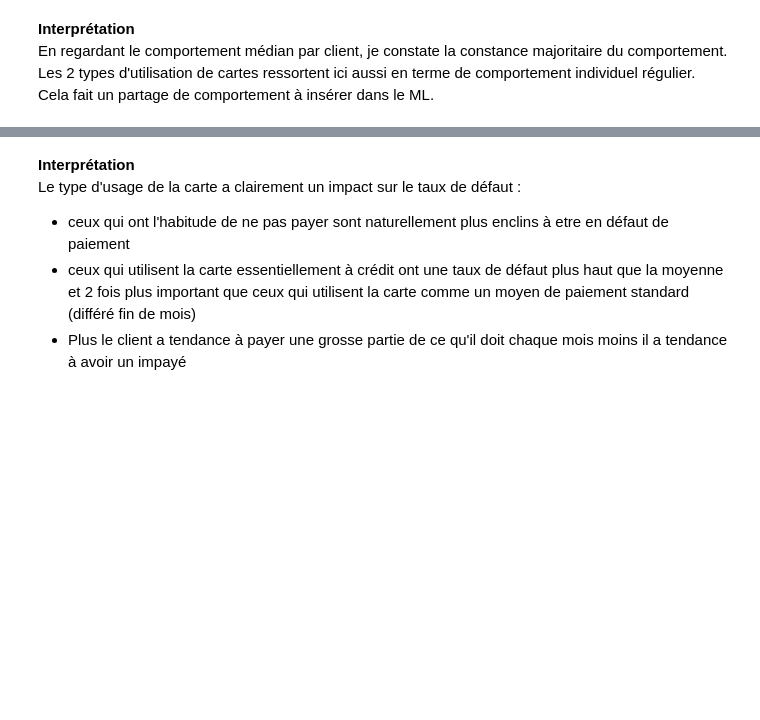
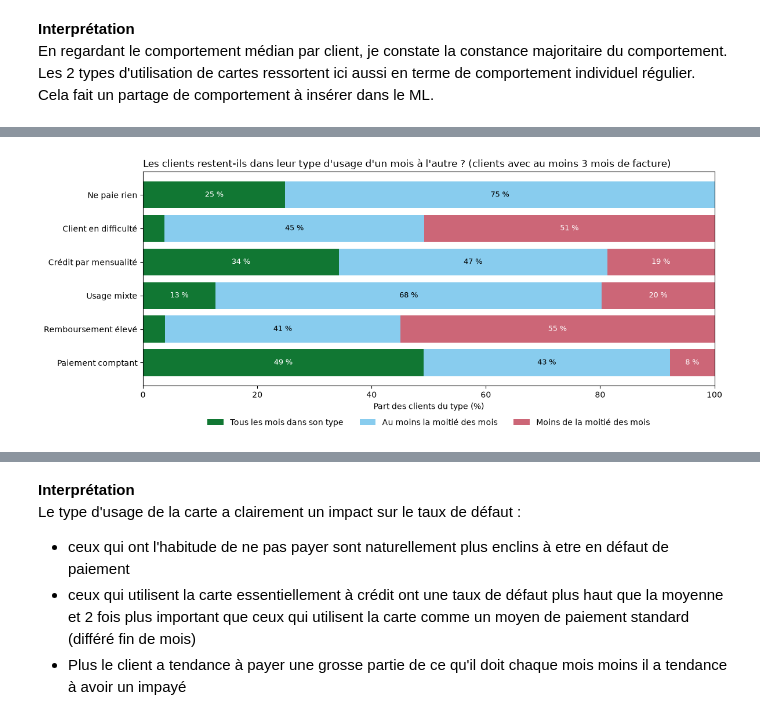
Before and after one commit to johan-mac-59/RiskLens_ML, a Jupyter notebook: src/05_03_EDA_storytelling.ipynb, the cells around one changed output, grey strips where cells are left out. Drawn from its saved outputs; the diff is of its cells as text; code cells hidden in the pictures; blank space fills up the shorter version.

```diff
--- a/src/05_03_EDA_storytelling.ipynb
+++ b/src/05_03_EDA_storytelling.ipynb
@@ -2417,45 +2519,51 @@ Cela fait un partage de comportement à insérer dans le ML.
 # %%
-# Régularité du comportement : part des mois avec une facture due où ratio_PAY_BILLn est à 1 point près de la médiane
-
-import numpy as np
-import pandas as pd
+# Régularité du comportement : part des mois avec une facture due où le client reste dans la tranche de son type d'usage
+# (colonnes TYPE_USAGE et ratio_PAY_BILL_regularite créées en tête du notebook ; définitions : docs/colonnes_creees.md)
 import matplotlib.pyplot as plt
 
-d4 = pd.read_csv(os.path.join(root_dir, 'data', 'csv_streamlit', 'dataset_streamlit.csv'))
-cols = [f'ratio_PAY_BILL{n}' for n in range(1, 6)]
-dus = pd.DataFrame({c: d4[c].where(d4[f'BILL_AMT{n + 1}'] > 0) for n, c in enumerate(cols, start=1)})
+types_mesures = ['Ne paie rien', 'Client en difficulté', 'Crédit par mensualité', 'Usage mixte',
+                 'Remboursement élevé', 'Paiement comptant']        # « Autre / non mesurable » n'a pas de régularité
+nb_mois_factures = sum((df[f'BILL_AMT{n + 1}'] > 0).astype(int) for n in range(1, 6))
+assez = (nb_mois_factures >= 3) & df['TYPE_USAGE'].isin(types_mesures)
+regul = df.loc[assez, 'ratio_PAY_BILL_regularite']
+type_u = df.loc[assez, 'TYPE_USAGE']
 
-med = d4['ratio_PAY_BILL_median'].where(d4['ratio_PAY_BILL_median'] >= 0)   # médianes standards seulement
-nb_mois = dus.notna().sum(axis=1)
-nb_conformes = dus.sub(med, axis=0).abs().le(1).sum(axis=1)                 # mois à 1 point près de la médiane
-d4['regularite'] = (nb_conformes / nb_mois.where(nb_mois > 0) * 100).where(med.notna())
+# Trois niveaux de régularité, en % des clients du type
+niveaux = pd.DataFrame({
+    'Tous les mois dans son type': (regul == 100).groupby(type_u).mean() * 100,
+    'Au moins la moitié des mois': ((regul >= 50) & (regul < 100)).groupby(type_u).mean() * 100,
+    'Moins de la moitié des mois': (regul < 50).groupby(type_u).mean() * 100,
+}).reindex(types_mesures)
+couleurs = {'Tous les mois dans son type': '#117733', 'Au moins la moitié des mois': '#88CCEE', 'Moins de la moitié des mois': '#CC6677'}
 
-# 1. Répartition de la régularité, selon le nombre de mois avec une facture due
-print("Régularité (% des mois à 1 point de la médiane), selon le nombre de mois dus :")
-print(pd.crosstab(nb_mois.where(med.notna()), d4['regularite'].round(0), margins=True))
-
-# 2. Régularité par type d'usage (mêmes tranches qu'en 4.3), clients avec au moins 3 mois dus
-# 0 %, ]0-3[, [3-6[, [6-30[, [30-99[, [99-105], plus de 105 %
-libelles = ['Ne paie rien', 'Client en difficulté', 'Crédit par mensualité', 'Usage mixte', 'Remboursement élevé', 'Paiement comptant', 'Paie plus que sa facture']
-type_usage = pd.Series(np.select([med == 0, med < 3, med < 6, med < 30, med < 99, med <= 105, med > 105], libelles, default=None),
-                       index=d4.index).where(med.notna())
-assez = nb_mois >= 3
-tableau = pd.DataFrame({
-    'clients (3 mois dus ou plus)': type_usage[assez].value_counts(),
-    'régularité moyenne (%)': d4.loc[assez].groupby(type_usage[assez])['regularite'].mean().round(1),
-    'tous les mois conformes (%)': (d4.loc[assez, 'regularite'] == 100).groupby(type_usage[assez]).mean().mul(100).round(1),
-    'moins de la moitié conformes (%)': (d4.loc[assez, 'regularite'] < 50).groupby(type_usage[assez]).mean().mul(100).round(1),
-}).reindex(libelles)
-print("\nRégularité par type d'usage (clients avec au moins 3 mois dus) :")
-print(tableau)
-
-# 3. Histogramme de la régularité, clients avec au moins 3 mois dus
-plt.figure(figsize=(10, 5))
-plt.hist(d4.loc[assez, 'regularite'].dropna(), bins=np.arange(0, 105, 5), color='skyblue', edgecolor='black')
-plt.xlabel('Part des mois à 1 point près de la médiane (%)')
-plt.ylabel('Nombre de clients')
-plt.title('Régularité du comportement de paiement (clients avec au moins 3 mois dus)')
-plt.grid(True, alpha=0.3)
+fig, ax = plt.subplots(figsize=(12, 5))
+gauche = np.zeros(len(niveaux))
+for col, couleur in couleurs.items():
+    ax.barh(types_mesures, niveaux[col], left=gauche, color=couleur, label=col)
+    for y, (g, v) in enumerate(zip(gauche, niveaux[col])):
+        if v >= 6:
+            ax.text(g + v / 2, y, f'{v:.0f} %', ha='center', va='center', fontsize=9, color='white' if col != 'Au moins la moitié des mois' else 'black')
+    gauche += niveaux[col].to_numpy()
+ax.invert_yaxis()
+ax.set_xlim(0, 100)
+ax.set_xlabel('Part des clients du type (%)')
+ax.set_title("Les clients restent-ils dans leur type d'usage d'un mois à l'autre ? (clients avec au moins 3 mois de facture)", loc='left')
+ax.legend(ncol=3, loc='upper center', bbox_to_anchor=(0.5, -0.12), frameon=False)
 plt.tight_layout()
 plt.show()
+
+tableau = pd.DataFrame({
+    'Clients (3 mois de facture ou plus)': type_u.value_counts().reindex(types_mesures),
+    'Part moyenne des mois dans son type (%)': regul.groupby(type_u).mean().reindex(types_mesures).round(1),
+}).join(niveaux.round(1))
+display(tableau.rename_axis("Type d'usage"))
+
+print("Comment lire : pour chaque client, on compte les mois avec une facture due où son ratio de paiement tombe dans la tranche "
+      "de son type d'usage. Une barre verte longue = un comportement stable ; une barre rouge longue = un client qui change souvent de façon de payer.")
+print(f"   Le plus stable : {tableau['Part moyenne des mois dans son type (%)'].idxmax()} "
+      f"({tableau['Part moyenne des mois dans son type (%)'].max():.0f} % des mois dans son type en moyenne) ; "
+      f"le moins stable : {tableau['Part moyenne des mois dans son type (%)'].idxmin()} "
+      f"({tableau['Part moyenne des mois dans son type (%)'].min():.0f} %).")
+print("   Pour « Ne paie rien », la part « moins de la moitié » vaut 0 % par construction : une médiane à 0 % suppose au moins la moitié des mois à 0 %.")
 # %% [output]
+[figure, new version]
```
Also changed, not shown: parts of 16 cells of this notebook, 4 other files.
